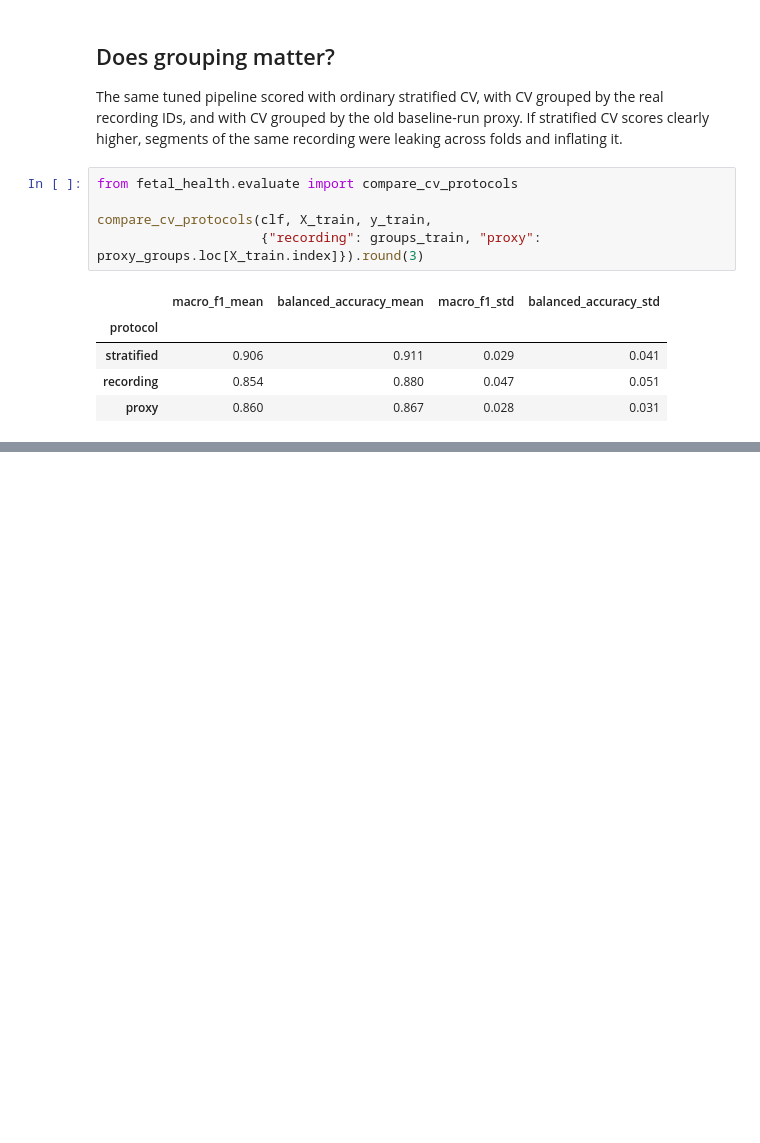
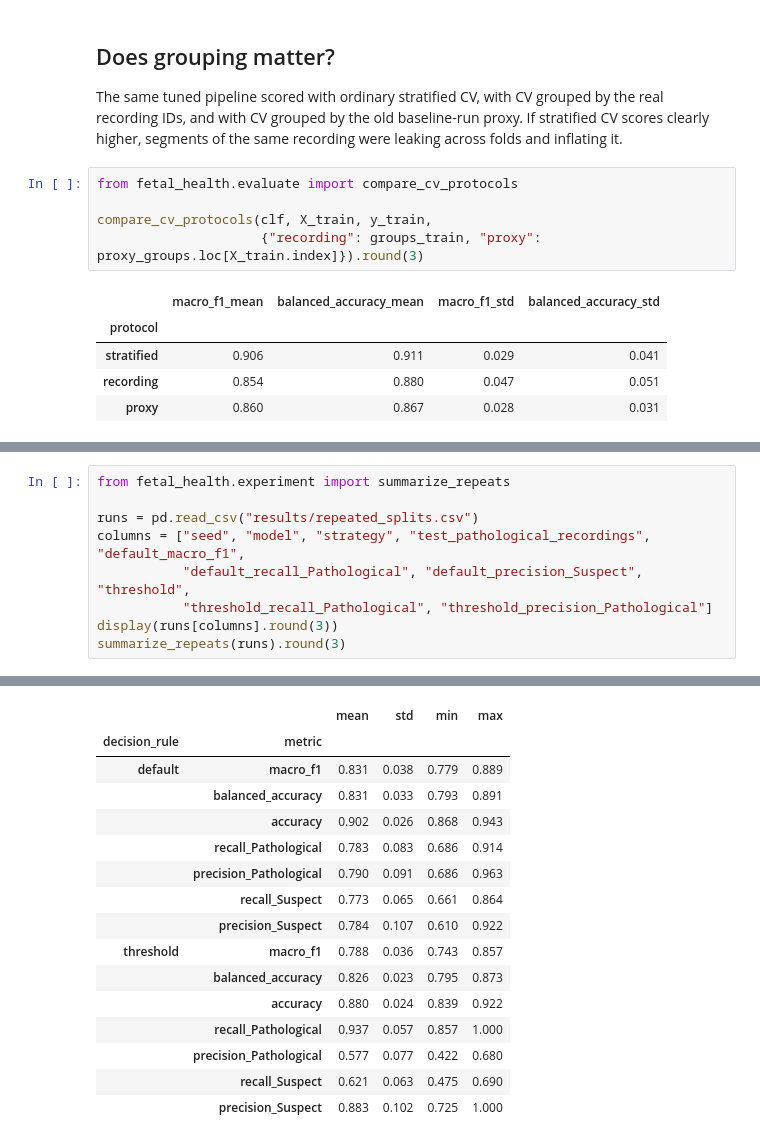
Before and after one commit to AnikaSharma17/Fetal-Health-Prediction, a Jupyter notebook: fetal_health_prediction.ipynb, the cells around one changed output, grey strips where cells are left out. Cells and saved outputs as stored; diff of their text form; blank space fills up the shorter version.

```diff
--- a/fetal_health_prediction.ipynb
+++ b/fetal_health_prediction.ipynb
@@ -521,0 +529,10 @@ compare_cv_protocols(clf, X_train, y_train,
+# %%
+from fetal_health.experiment import summarize_repeats
+
+runs = pd.read_csv("results/repeated_splits.csv")
+columns = ["seed", "model", "strategy", "test_pathological_recordings", "default_macro_f1",
+           "default_recall_Pathological", "default_precision_Suspect", "threshold",
+           "threshold_recall_Pathological", "threshold_precision_Pathological"]
+display(runs[columns].round(3))
+summarize_repeats(runs).round(3)
+# %% [output]
@@ -521,0 +550,16 @@ compare_cv_protocols(clf, X_train, y_train,
+|  |  | mean | std | min | max |
+| decision_rule | metric |  |  |  |  |
+| default | macro_f1 | 0.831 | 0.038 | 0.779 | 0.889 |
+|  | balanced_accuracy | 0.831 | 0.033 | 0.793 | 0.891 |
+|  | accuracy | 0.902 | 0.026 | 0.868 | 0.943 |
+|  | recall_Pathological | 0.783 | 0.083 | 0.686 | 0.914 |
+|  | precision_Pathological | 0.790 | 0.091 | 0.686 | 0.963 |
+|  | recall_Suspect | 0.773 | 0.065 | 0.661 | 0.864 |
+|  | precision_Suspect | 0.784 | 0.107 | 0.610 | 0.922 |
+| threshold | macro_f1 | 0.788 | 0.036 | 0.743 | 0.857 |
+|  | balanced_accuracy | 0.826 | 0.023 | 0.795 | 0.873 |
+|  | accuracy | 0.880 | 0.024 | 0.839 | 0.922 |
+|  | recall_Pathological | 0.937 | 0.057 | 0.857 | 1.000 |
+|  | precision_Pathological | 0.577 | 0.077 | 0.422 | 0.680 |
+|  | recall_Suspect | 0.621 | 0.063 | 0.475 | 0.690 |
+|  | precision_Suspect | 0.883 | 0.102 | 0.725 | 1.000 |
```
Also changed, not shown: parts of 3 cells of this notebook, 5 other files.
